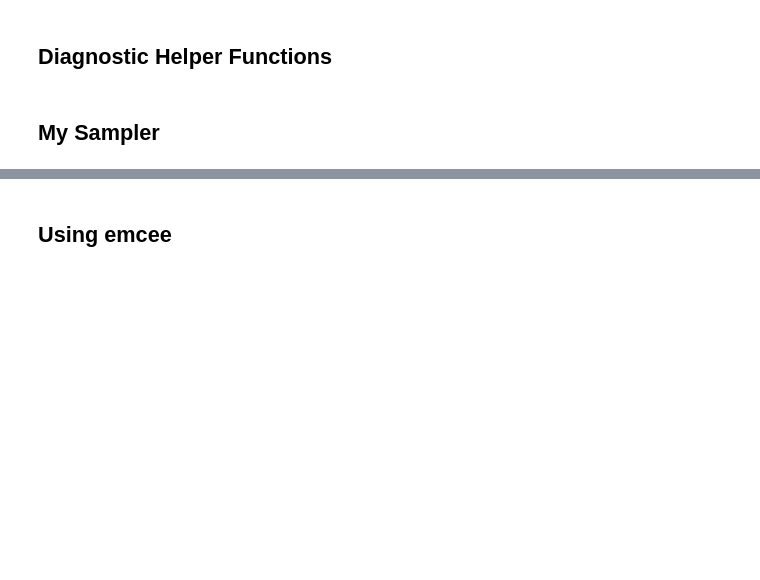
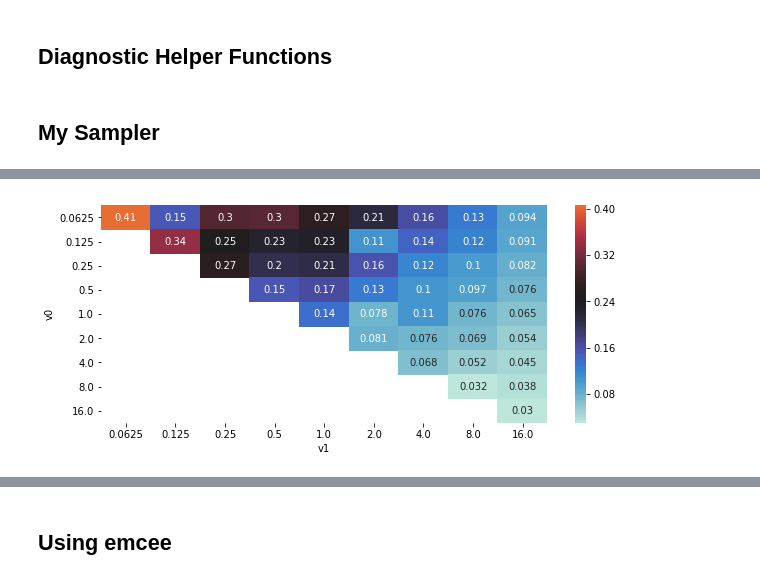
Before and after one commit to nyjgary/probabilistic-graphical-models, a Jupyter notebook: hwk4-mcmc/hwk4-mcmc-rosenbrock.ipynb, the cells around one changed output, grey strips where cells are left out. Cells and saved outputs as stored; diff of their text form; code cells hidden in the pictures; blank space fills up the shorter version.

```diff
--- a/hwk4-mcmc/hwk4-mcmc-rosenbrock.ipynb
+++ b/hwk4-mcmc/hwk4-mcmc-rosenbrock.ipynb
@@ -145,0 +221,7 @@ class mySampler():
+# %%
+results_df = pd.read_csv('cov_grid_search.csv')
+results_summary = pd.DataFrame(results_df).pivot(index='v0', columns='v1', values='accept_frac').round(3)
+plt.figure(figsize=(10,4))
+sns.heatmap(results_summary, annot=True, center=0.25);
+# %% [output]
+[figure, added]
```
Also changed, not shown: parts of 20 cells of this notebook.
